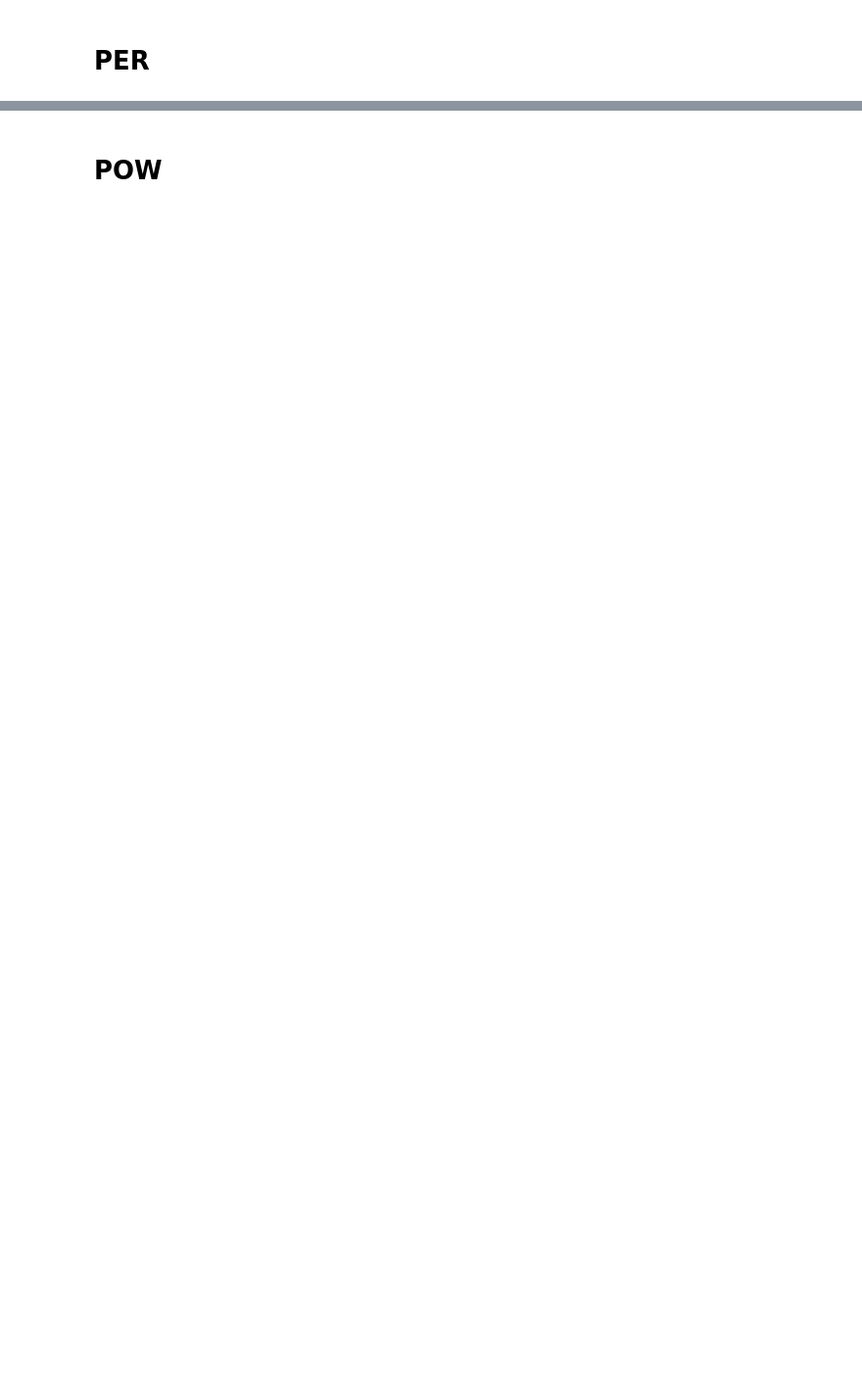
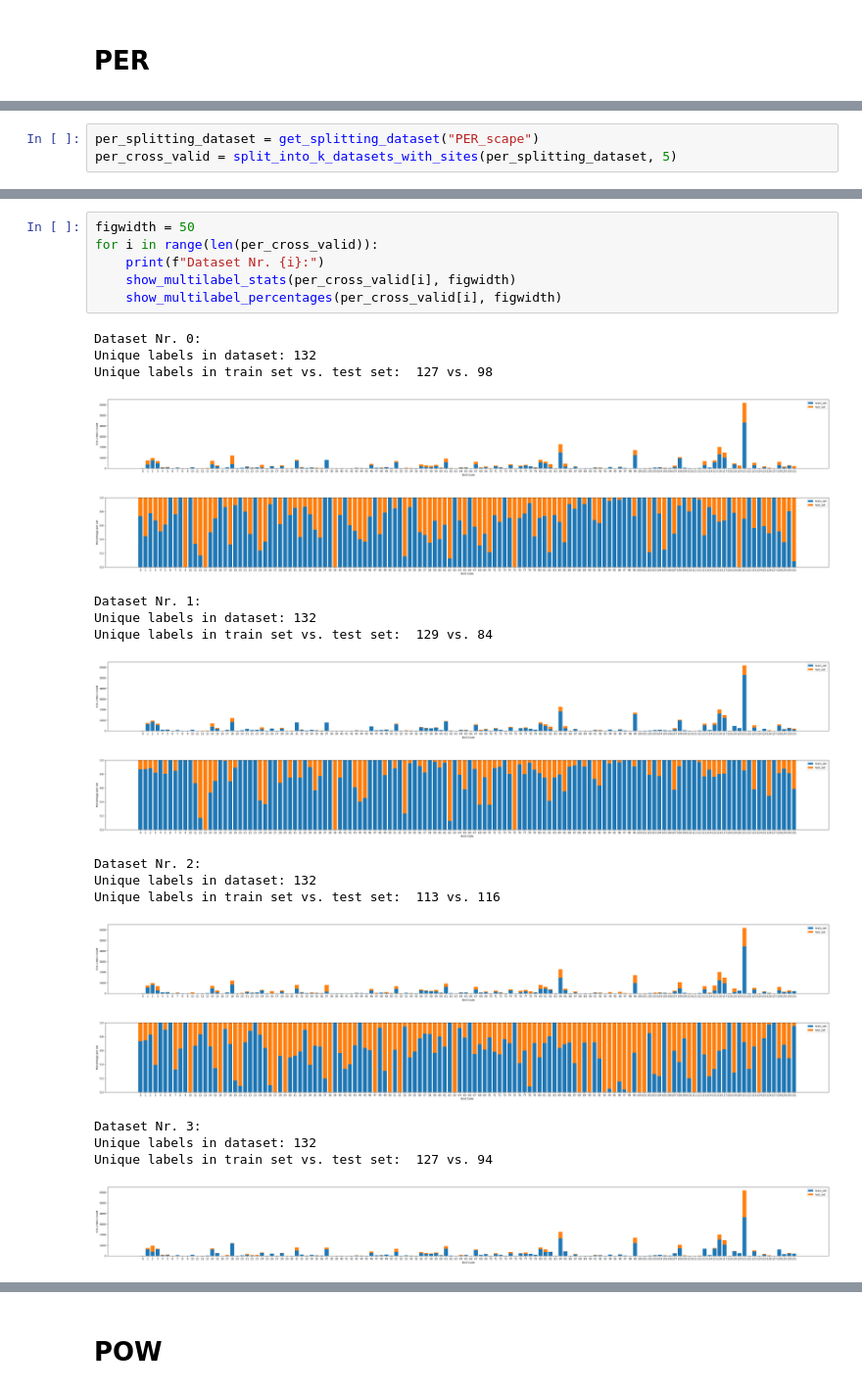
Before and after one commit to DBD-research-group/BirdSet, a Jupyter notebook: notebooks/playground/cross_valid_test_5s_split.ipynb, the cells around one changed output, grey strips where cells are left out. Shown at 98% size. Cells and saved outputs as stored; diff of their text form; blank space fills up the shorter version.

```diff
--- a/notebooks/playground/cross_valid_test_5s_split.ipynb
+++ b/notebooks/playground/cross_valid_test_5s_split.ipynb
@@ -133,0 +82,3 @@ S01
+# %%
+per_splitting_dataset = get_splitting_dataset("PER_scape")
+per_cross_valid = split_into_k_datasets_with_sites(per_splitting_dataset, 5)
@@ -133,0 +89,26 @@ S01
+# %%
+figwidth = 50
+for i in range(len(per_cross_valid)):
+    print(f"Dataset Nr. {i}:")
+    show_multilabel_stats(per_cross_valid[i], figwidth)
+    show_multilabel_percentages(per_cross_valid[i], figwidth)
+# %% [output]
+Dataset Nr. 0:
+Unique labels in dataset: 132
+Unique labels in train set vs. test set:  127 vs. 98
+[figure, added]
+[figure, added]
+Dataset Nr. 1:
+Unique labels in dataset: 132
+Unique labels in train set vs. test set:  129 vs. 84
+[figure, added]
+[figure, added]
+Dataset Nr. 2:
+Unique labels in dataset: 132
+Unique labels in train set vs. test set:  113 vs. 116
+[figure, added]
+[figure, added]
+Dataset Nr. 3:
+Unique labels in dataset: 132
+Unique labels in train set vs. test set:  127 vs. 94
+[figure, added]
```
Also changed, not shown: parts of 29 cells of this notebook.
